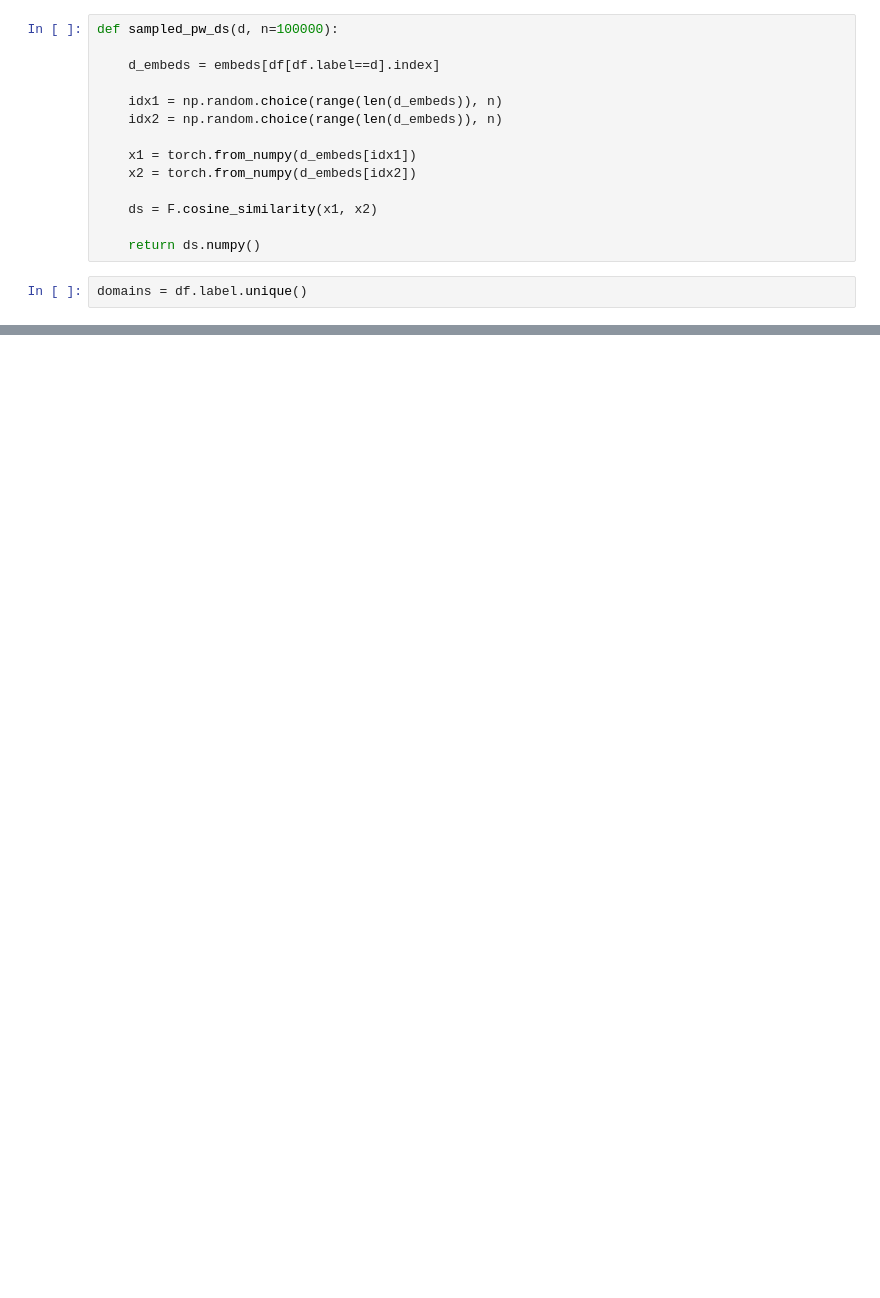
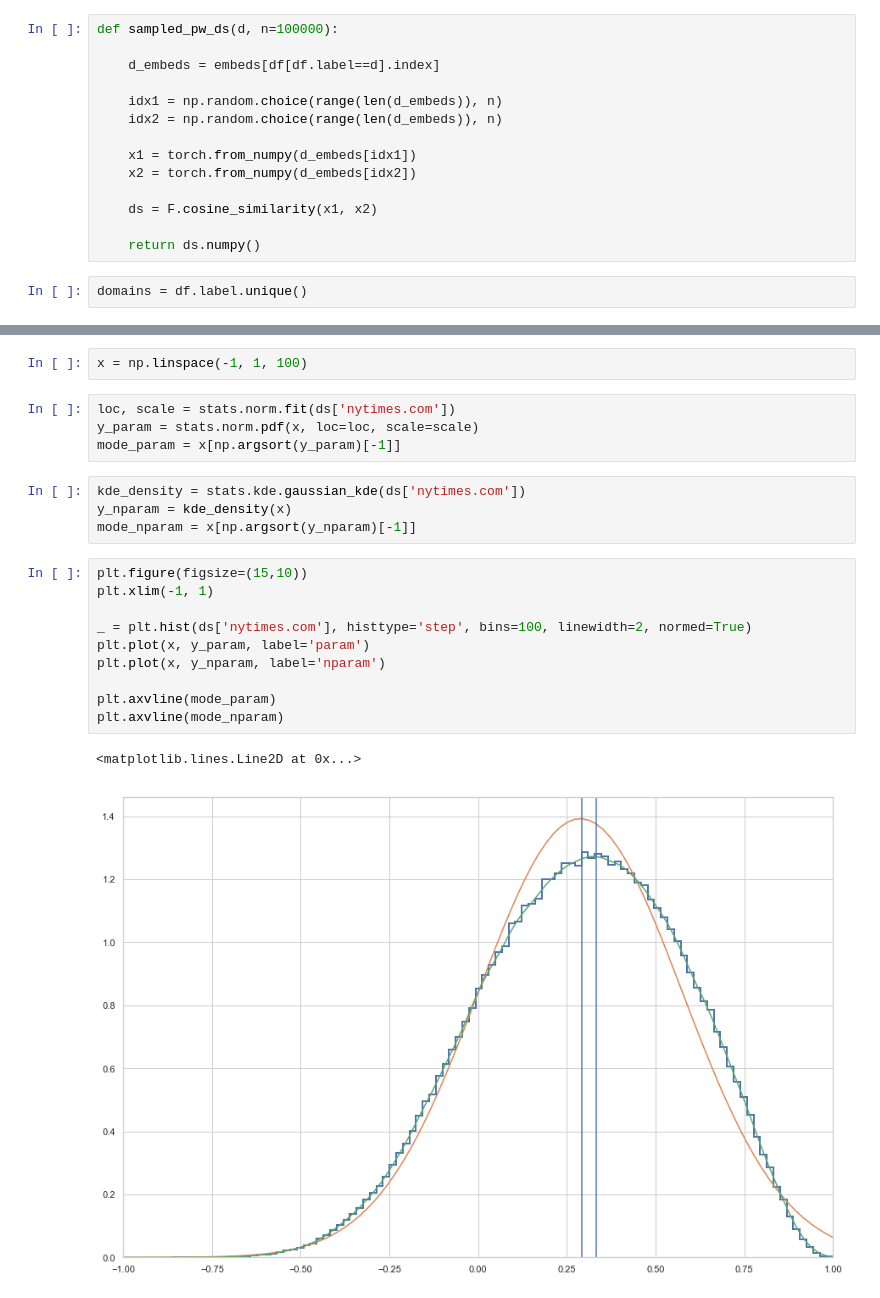
Before and after one commit to davidmcclure/news-vec, a Jupyter notebook: notebooks/38-b13-metrics.ipynb, the cells around one changed output, grey strips where cells are left out. Drawn from its saved outputs; the diff is of its cells as text; blank space fills up the shorter version.

Commit message:
KDE / parametric mode.

```diff
--- a/notebooks/38-b13-metrics.ipynb
+++ b/notebooks/38-b13-metrics.ipynb
@@ -156,0 +124,23 @@ sns.barplot(x='d', y='domain', data=focality_df, color='RoyalBlue')
+# %%
+x = np.linspace(-1, 1, 100)
+# %%
+loc, scale = stats.norm.fit(ds['nytimes.com'])
+y_param = stats.norm.pdf(x, loc=loc, scale=scale)
+mode_param = x[np.argsort(y_param)[-1]]
+# %%
+kde_density = stats.kde.gaussian_kde(ds['nytimes.com'])
+y_nparam = kde_density(x)
+mode_nparam = x[np.argsort(y_nparam)[-1]]
+# %%
+plt.figure(figsize=(15,10))
+plt.xlim(-1, 1)
+
+_ = plt.hist(ds['nytimes.com'], histtype='step', bins=100, linewidth=2, normed=True)
+plt.plot(x, y_param, label='param')
+plt.plot(x, y_nparam, label='nparam')
+
+plt.axvline(mode_param)
+plt.axvline(mode_nparam)
+# %% [output]
+<matplotlib.lines.Line2D at 0x...>
+[figure, added]
```
Also changed, not shown: parts of 15 cells of this notebook.
